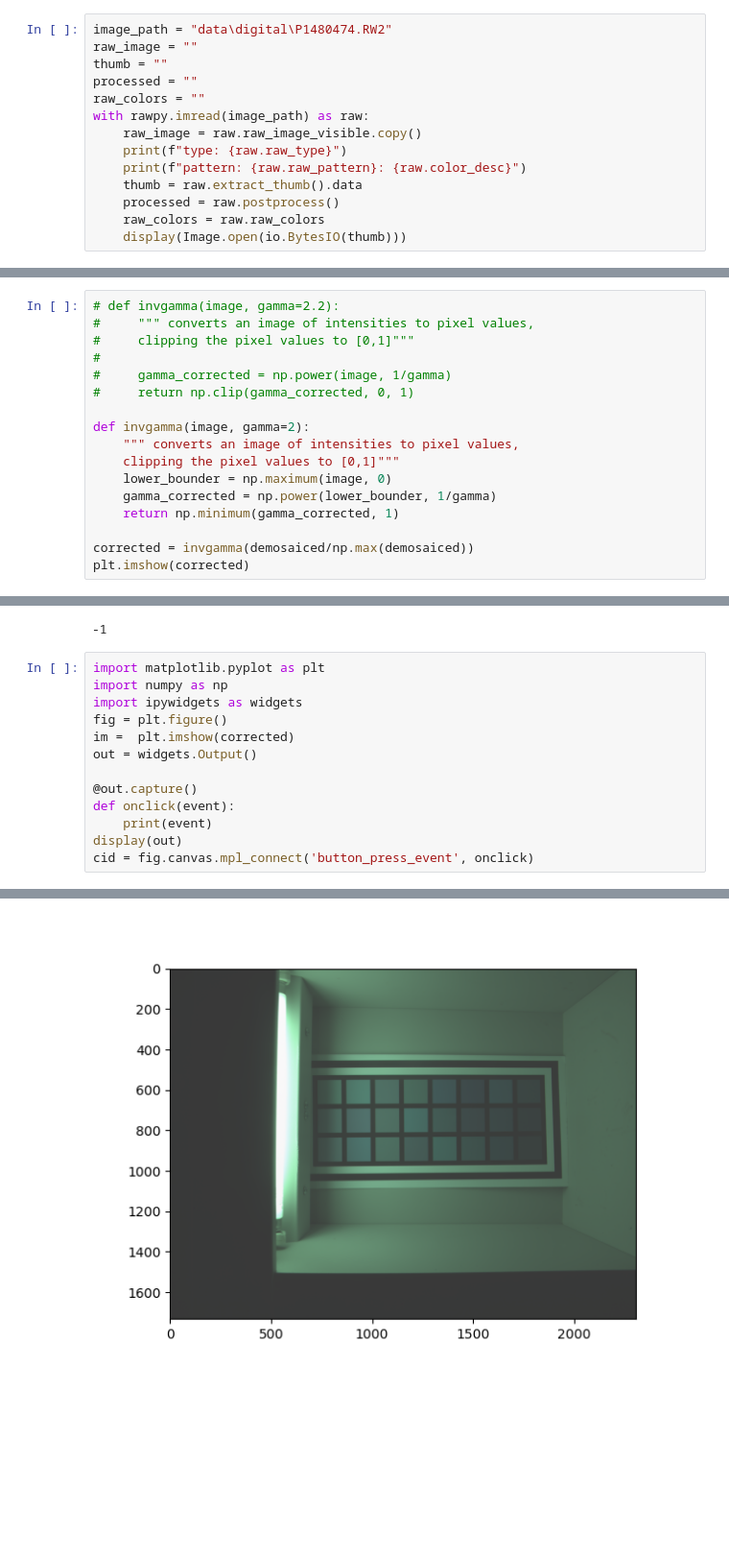
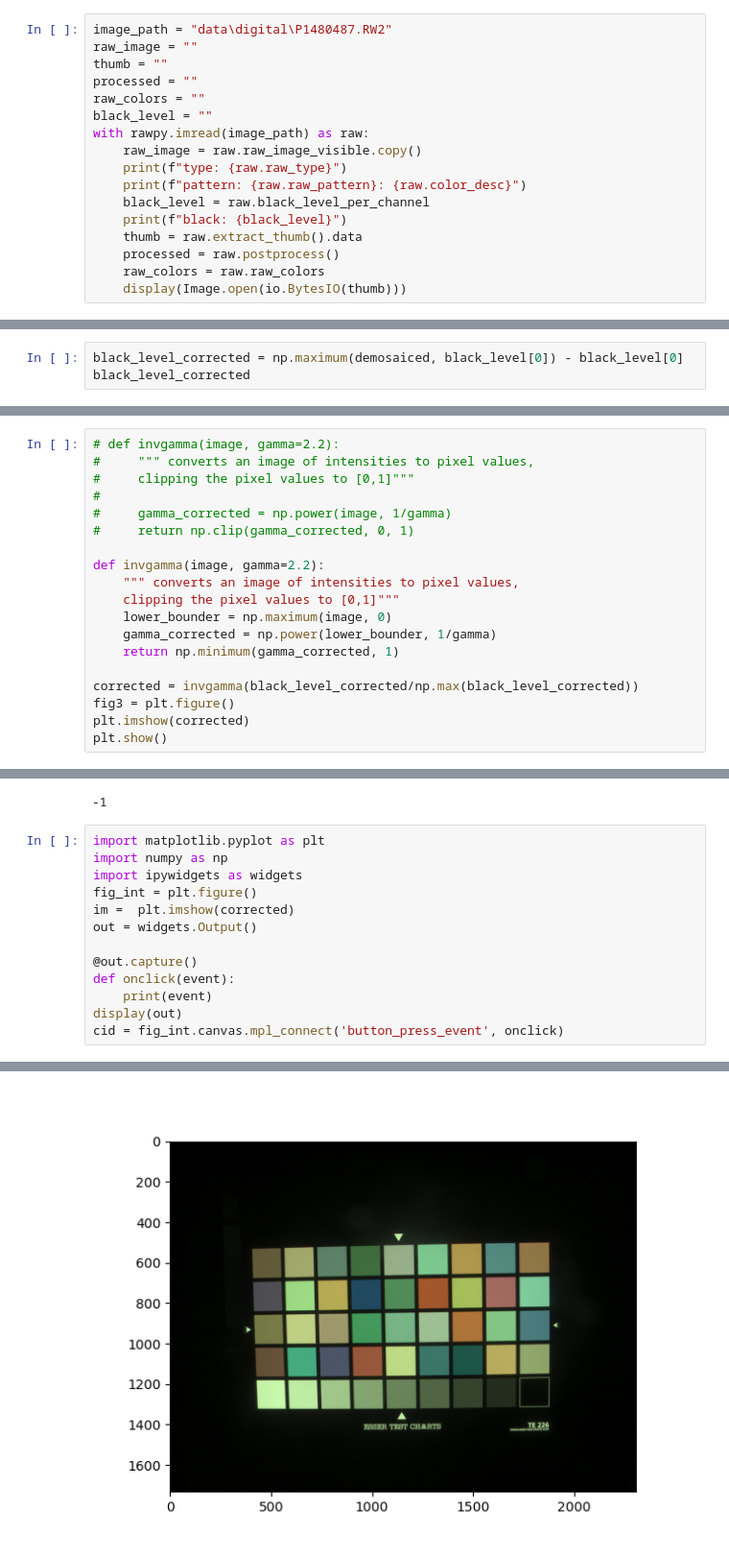
Before and after one commit to cs-413-cinestill/800t-emulation, a Jupyter notebook: color_transfer.ipynb, the cells around one changed output, grey strips where cells are left out. Shown at 96% size. Drawn from its saved outputs; the diff is of its cells as text; blank space fills up the shorter version.

```diff
--- a/color_transfer.ipynb
+++ b/color_transfer.ipynb
@@ -13,15 +13,18 @@ from io import BytesIO
 from IPython.display import display
 import matplotlib.pyplot as plt
 # %%
-image_path = "data\digital\P1480474.RW2"
+image_path = "data\digital\P1480487.RW2"
 raw_image = ""
 thumb = ""
 processed = ""
 raw_colors = ""
+black_level = ""
 with rawpy.imread(image_path) as raw:
     raw_image = raw.raw_image_visible.copy()
     print(f"type: {raw.raw_type}")
     print(f"pattern: {raw.raw_pattern}: {raw.color_desc}")
+    black_level = raw.black_level_per_channel
+    print(f"black: {black_level}")
     thumb = raw.extract_thumb().data
     processed = raw.postprocess()
     raw_colors = raw.raw_colors
@@ -53,0 +59,3 @@ Clipping input data to the valid range for imshow with RGB data ([0..1] for floa
+# %%
+black_level_corrected = np.maximum(demosaiced, black_level[0]) - black_level[0]
+black_level_corrected
@@ -59,13 +85,15 @@ Clipping input data to the valid range for imshow with RGB data ([0..1] for floa
 #     gamma_corrected = np.power(image, 1/gamma)
 #     return np.clip(gamma_corrected, 0, 1)
 
-def invgamma(image, gamma=2):
+def invgamma(image, gamma=2.2):
     """ converts an image of intensities to pixel values,
     clipping the pixel values to [0,1]"""
     lower_bounder = np.maximum(image, 0)
     gamma_corrected = np.power(lower_bounder, 1/gamma)
     return np.minimum(gamma_corrected, 1)
 
-corrected = invgamma(demosaiced/np.max(demosaiced))
+corrected = invgamma(black_level_corrected/np.max(black_level_corrected))
+fig3 = plt.figure()
 plt.imshow(corrected)
+plt.show()
 # %% [output]
@@ -116,16 +144,16 @@ cv2.waitKey(0)
 # %%
 import matplotlib.pyplot as plt
 import numpy as np
 import ipywidgets as widgets
-fig = plt.figure()
+fig_int = plt.figure()
 im =  plt.imshow(corrected)
 out = widgets.Output()
 
 @out.capture()
 def onclick(event):
     print(event)
 display(out)
-cid = fig.canvas.mpl_connect('button_press_event', onclick)
+cid = fig_int.canvas.mpl_connect('button_press_event', onclick)
 # %% [output]
 [interactive output not drawn]
-[figure, old version]
+[figure, new version]
```
Also changed, not shown: parts of 4 cells of this notebook.
